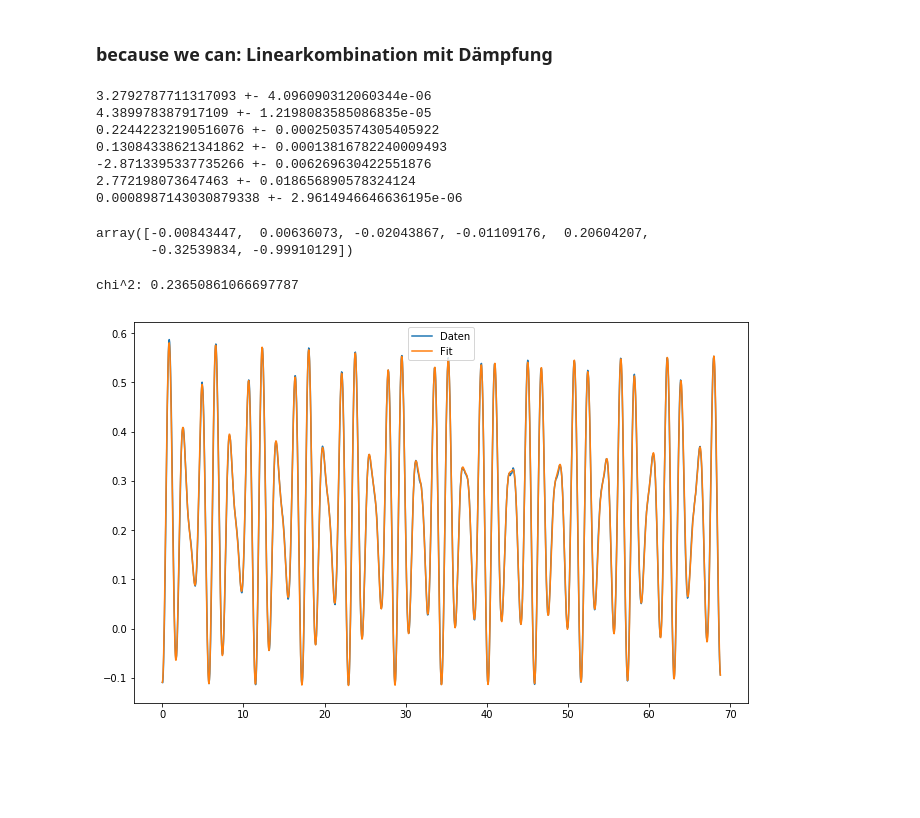
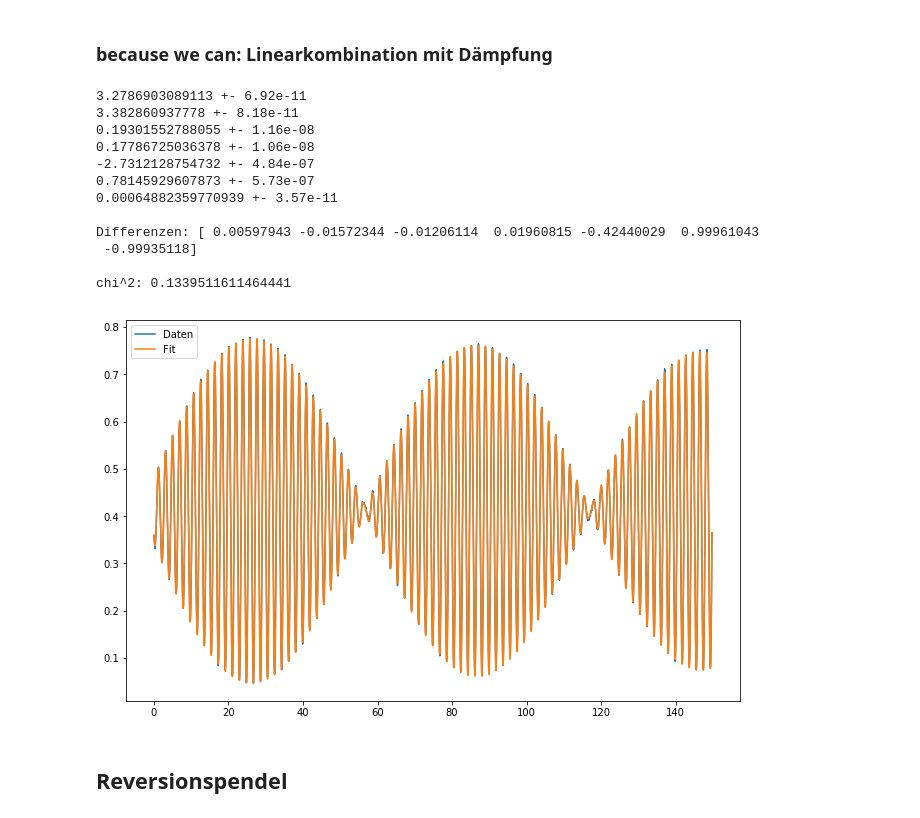
Before and after one commit to ces42/praktikum1, a Jupyter notebook: PEN/Daten/Auswertung.ipynb, the cells around one changed output. Drawn from its saved outputs; the diff is of its cells as text; code cells hidden in the pictures; blank space fills up the shorter version.

Commit message:
Daten

```diff
--- a/PEN/Daten/Auswertung.ipynb
+++ b/PEN/Daten/Auswertung.ipynb
@@ -133,8 +150,8 @@ print('chi^2:', norm(x1 - fit))
 # %% [markdown]
 ### fitten linearkombination der Eigenmoden
 # %%
-popt, pcov = scipy.optimize.curve_fit(link, t, x1, p0=[w1, w2, A1, A2, phi1, phi2],
-                                      maxfev=1000)
+popt, pcov = scipy.optimize.curve_fit(link, t, a1, p0=[w1, w2, A1, A2, phi1, phi2],
+                                      maxfev=100)
 w1_, w2_, A1_, A2_, phi1_, phi2_ = popt
 err_w1, err_w2, err_A1, err_A2, err_phi1, err_phi2 = diag(pcov)
 for v, err in zip(popt, diag(pcov)):
@@ -161,29 +178,34 @@ chi^2: 0.3446609235427132
 # %% [markdown]
 ### because we can: Linearkombination mit Dämpfung
 # %%
-popt, pcov = scipy.optimize.curve_fit(linkd, t, x1, p0=[w1, w2, A1, A2, phi1, phi2, 0],
-                                      maxfev=1000)
+popt, pcov = scipy.optimize.curve_fit(linkd, t, a1, p0=[w1, w2, A1, A2, phi1, phi2, 0],
+                                      maxfev=100)
 w1_, w2_, A1_, A2_, phi1_, phi2_, g_ = popt
 err_w1, err_w2, err_A1, err_A2, err_phi1, err_phi2, err_g = diag(pcov)
 for v, err in zip(popt, diag(pcov)):
-    print(f'{v} +- {err}')
-popt - [w1, w2, A1, A2, phi1, phi2, 1]
+    print(f'{v:.14} +- {err:.3}')
+print()
+print('Differenzen:', popt - [w1, w2, A1, A2, phi1, phi2, 1])
+
+_ = plt.plot(t, x1)
+fit = vectorize(linkd)(t, w1_, w2_, A1_, A2_, phi1_, phi2_, g_) + mean(x1)
+_ = plt.plot(t, fit)
+_ = plt.legend(['Daten', 'Fit'])
+print()
+print('chi^2:', norm(x1 - fit))
 # %% [output]
-3.2792787711317093 +- 4.096090312060344e-06
-4.389978387917109 +- 1.2198083585086835e-05
-0.22442232190516076 +- 0.0002503574305405922
-0.13084338621341862 +- 0.00013816782240009493
--2.8713395337735266 +- 0.006269630422551876
-2.772198073647463 +- 0.018656890578324124
-0.0008987143030879338 +- 2.9614946646636195e-06
+3.2786903089113 +- 6.92e-11
+3.382860937778 +- 8.18e-11
+0.19301552788055 +- 1.16e-08
+0.17786725036378 +- 1.06e-08
+-2.7312128754732 +- 4.84e-07
+0.78145929607873 +- 5.73e-07
+0.00064882359770939 +- 3.57e-11
+
+Differenzen: [ 0.00597943 -0.01572344 -0.01206114  0.01960815 -0.42440029  0.99961043
+ -0.99935118]
+
+chi^2: 0.1339511611464441
-array([-0.00843447,  0.00636073, -0.02043867, -0.01109176,  0.20604207,
-       -0.32539834, -0.99910129])
+[figure, added]
-# %%
-_ = plt.plot(t, x1)
-fit = vectorize(linkd)(t, w1_, w2_, A1_, A2_, phi1_, phi2_, g_) + mean(x1)
-_ = plt.plot(t, fit)
-_ = plt.legend(['Daten', 'Fit'])
-print('chi^2:', norm(x1 - fit))
-# %% [output]
-chi^2: 0.23650861066697787
-[figure, removed]
+# %% [markdown]
+## Reversionspendel
```
Also changed, not shown: parts of 17 cells of this notebook, 37 other files.
